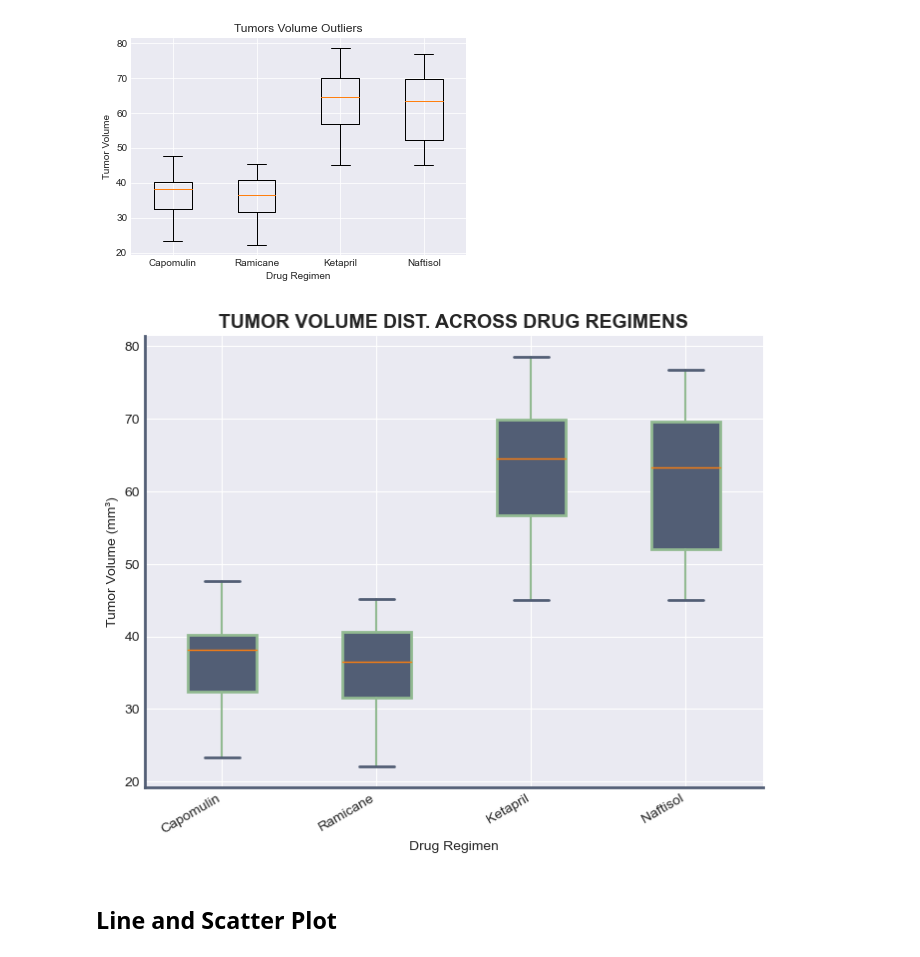
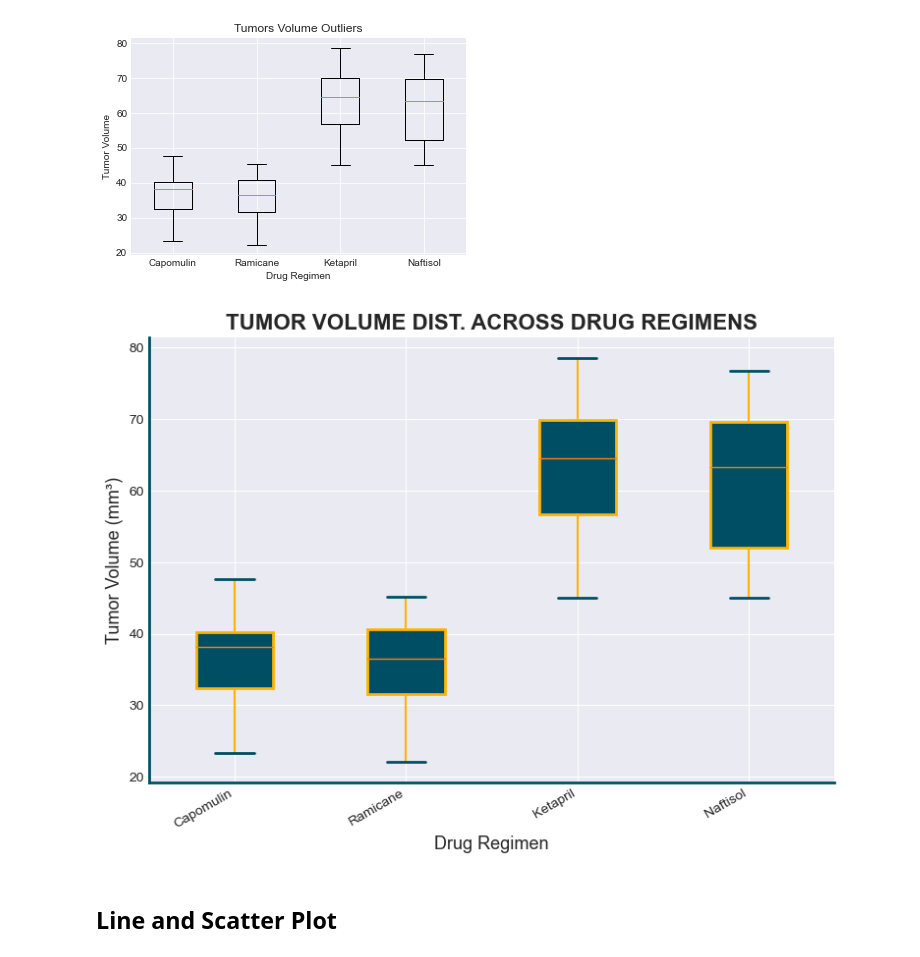
Before and after one commit to mathewqpmiller/Matplotlib-Pymaceuticals_Analysis, a Jupyter notebook: Matplotlib_Pharmaceuticals_Analysis.ipynb, the cells around one changed output. Drawn from its saved outputs; the diff is of its cells as text; code cells hidden in the pictures.

```diff
--- a/Matplotlib_Pharmaceuticals_Analysis.ipynb
+++ b/Matplotlib_Pharmaceuticals_Analysis.ipynb
@@ -833,43 +833,43 @@ drug_regimen_tumor_data = [capomulin_tumor, ramicane_tumor, ketapril_tumor, naft
 plt.style.use('seaborn-darkgrid') # Some other seaborn styles are - darkgrid, whitegrid, dark, white, ticks, poster, notebook and talk
 
 # Create figure and axis with adjusted size
-fig1, ax1 = plt.subplots(figsize=(8, 6), dpi=100)
+fig1, ax1 = plt.subplots(figsize=(9, 6), dpi=100)
 
 # Title and labels
-ax1.set_title('TUMOR VOLUME DIST. ACROSS DRUG REGIMENS', fontsize=14, fontweight='bold')
-ax1.set_ylabel('Tumor Volume (mm³)', fontsize=10)
-ax1.set_xlabel('Drug Regimen', fontsize=10)
+ax1.set_title('TUMOR VOLUME DIST. ACROSS DRUG REGIMENS', fontsize=16, fontweight='bold')
+ax1.set_ylabel('Tumor Volume (mm³)', fontsize=13)
+ax1.set_xlabel('Drug Regimen', fontsize=13)
 
 # Customize box plot properties
 boxplot = ax1.boxplot(
     drug_regimen_tumor_data,
     labels=["Capomulin", "Ramicane", "Ketapril", "Naftisol"],
     patch_artist=True,  # Enables box face color customization
-    boxprops=dict(color='#92ba92', linewidth=2, facecolor='#525e75'),
-    whiskerprops=dict(color='#92ba92', linewidth=1.5),
-    capprops=dict(color='#525e75', linewidth=2),
+    boxprops=dict(color='#FFB400', linewidth=2, facecolor='#004E64'),
+    whiskerprops=dict(color='#FFB400', linewidth=1.5),
+    capprops=dict(color='#004E64', linewidth=2),
     flierprops=dict(marker='o', color='red', markersize=5)
 )
 # Keep axis lines/spines visible
 for spine in ax1.spines.values():
     spine.set_visible(True)
     spine.set_linewidth(2)  # Adjust linewidth for better visibility
-    spine.set_color('#525e75')  # Set color to black or any preferred color
+    spine.set_color('#004E64')  # Set color to black or any preferred color
 
 # Hide the top and right spines (remove the frame)
 ax1.spines['top'].set_visible(False)
 ax1.spines['right'].set_visible(False)
 
 # Add gridlines for readability
 ax1.yaxis.grid(True)
 
 # Rotate x-axis labels slightly for clarity
 plt.xticks(rotation=30, ha='right')
 
 # Show the plot
 plt.show()
 # %% [output]
-[figure, old version]
+[figure, new version]
 # %% [markdown]
 ## Line and Scatter Plot
 # %%
```
Also changed, not shown: parts of 9 cells of this notebook, 6 other files.
